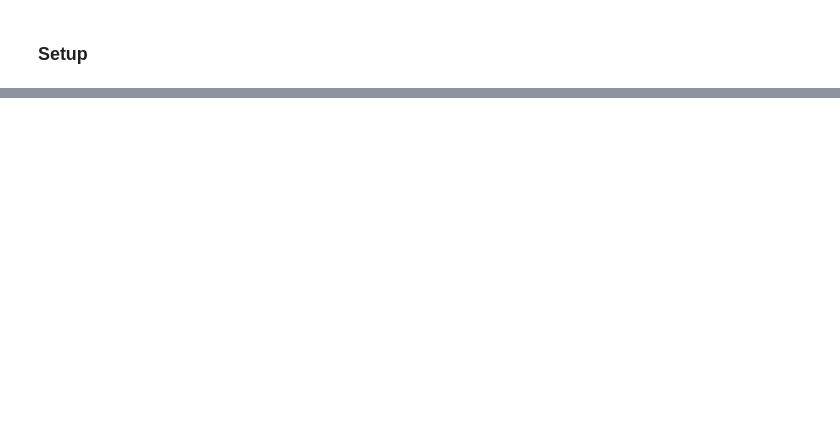
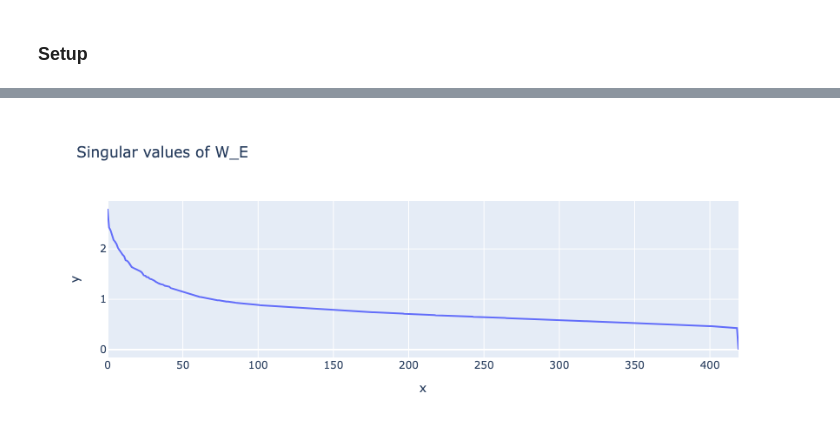
Before and after one commit to jansont/transformer-circuits, a Jupyter notebook: notebooks/Addition.ipynb, the cells around one changed output, grey strips where cells are left out. Saved outputs shown, nothing was run; the diff lists cells and outputs as text; code cells hidden in the pictures; blank space fills up the shorter version.

```diff
--- a/notebooks/Addition.ipynb
+++ b/notebooks/Addition.ipynb
@@ -62,0 +336,9 @@ Installing the current project: transformer-lens (0.0.0)
+# %%
+number_embeddings = model.W_E[number_token_index[100:]].float()
+i_am_a_number = number_embeddings.mean(0)
+number_embeddings_centered = number_embeddings - i_am_a_number
+U, S, Vh = number_embeddings_centered.svd()
+line(S, title="Singular values of W_E")
+u = U[:, :20].T
+# %% [output]
+[figure, added]
```
Also changed, not shown: parts of 41 cells of this notebook, 1 other file.
